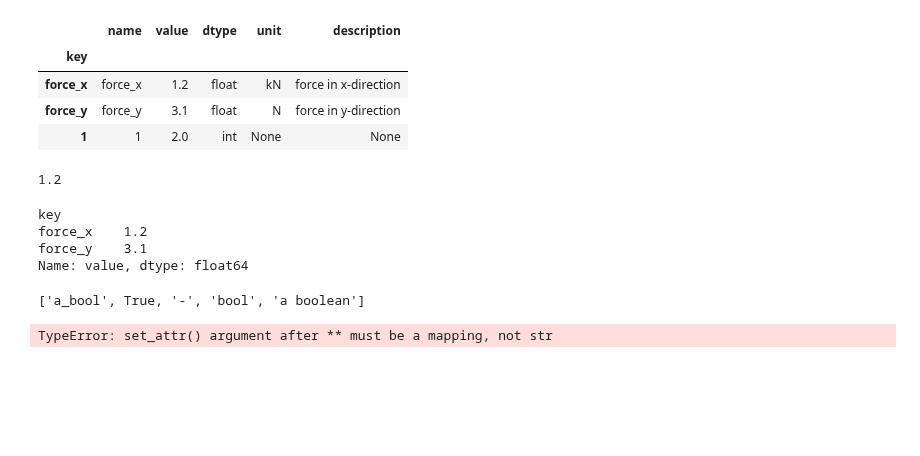
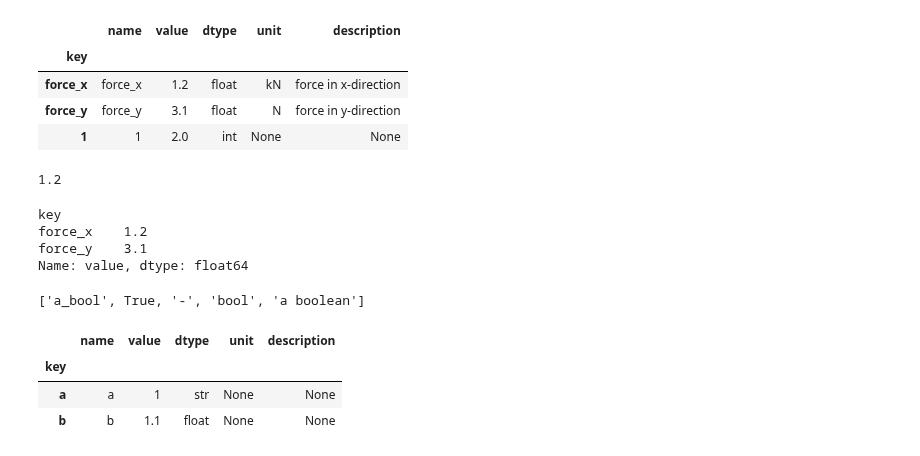
Before and after one commit to lepy/sdata, a Jupyter notebook: ipynb/sdata_metadata.ipynb, the cells around one changed output. Saved outputs shown, nothing was run; the diff lists cells and outputs as text; code cells hidden in the pictures; blank space fills up the shorter version.

```diff
--- a/ipynb/sdata_metadata.ipynb
+++ b/ipynb/sdata_metadata.ipynb
@@ -236,8 +238,12 @@ c.to_list()
 # %% [output]
 ['a_bool', True, '-', 'bool', 'a boolean']
 # %%
-sdata.Metadata.from_dict({"a":"1", "b":1.1})
+m = sdata.Metadata.from_dict({"a":"1", "b":1.1})
+m.df
 # %% [output]
-TypeError: set_attr() argument after ** must be a mapping, not str
+|  | name | value | dtype | unit | description |
+| key |  |  |  |  |  |
+| a | a | 1 | str | None | None |
+| b | b | 1.1 | float | None | None |
 # %%
 m.to_dict()
```
Also changed, not shown: parts of 16 cells of this notebook, 3 other files.
